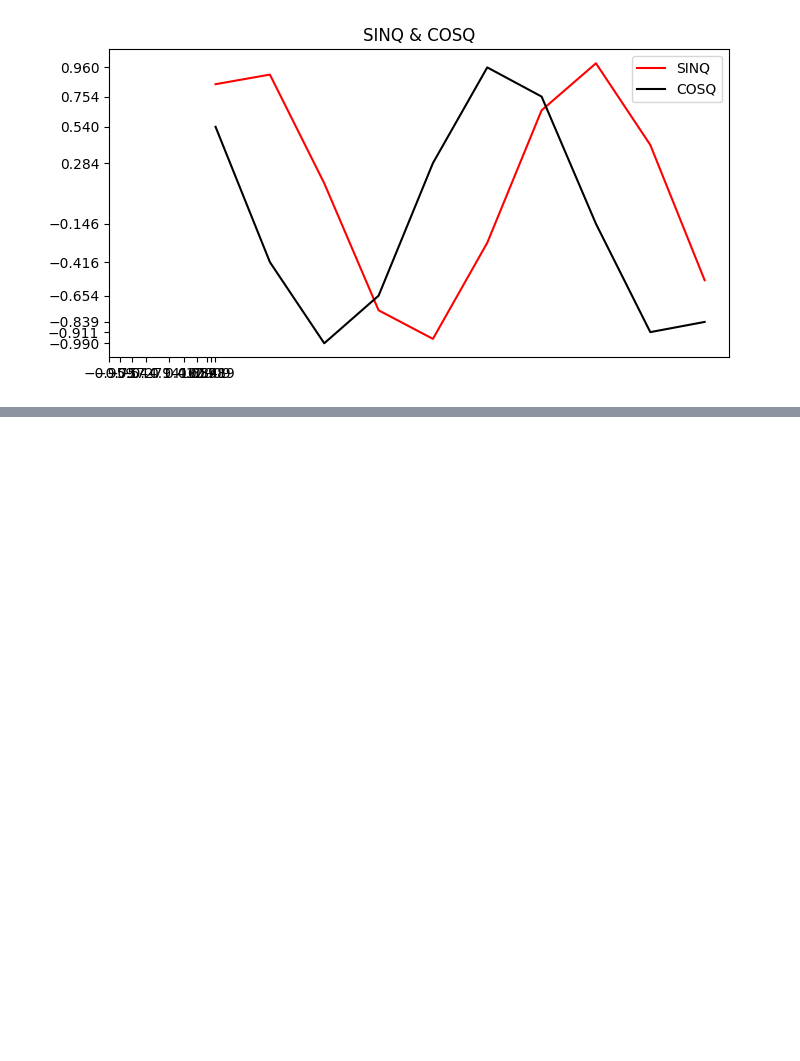
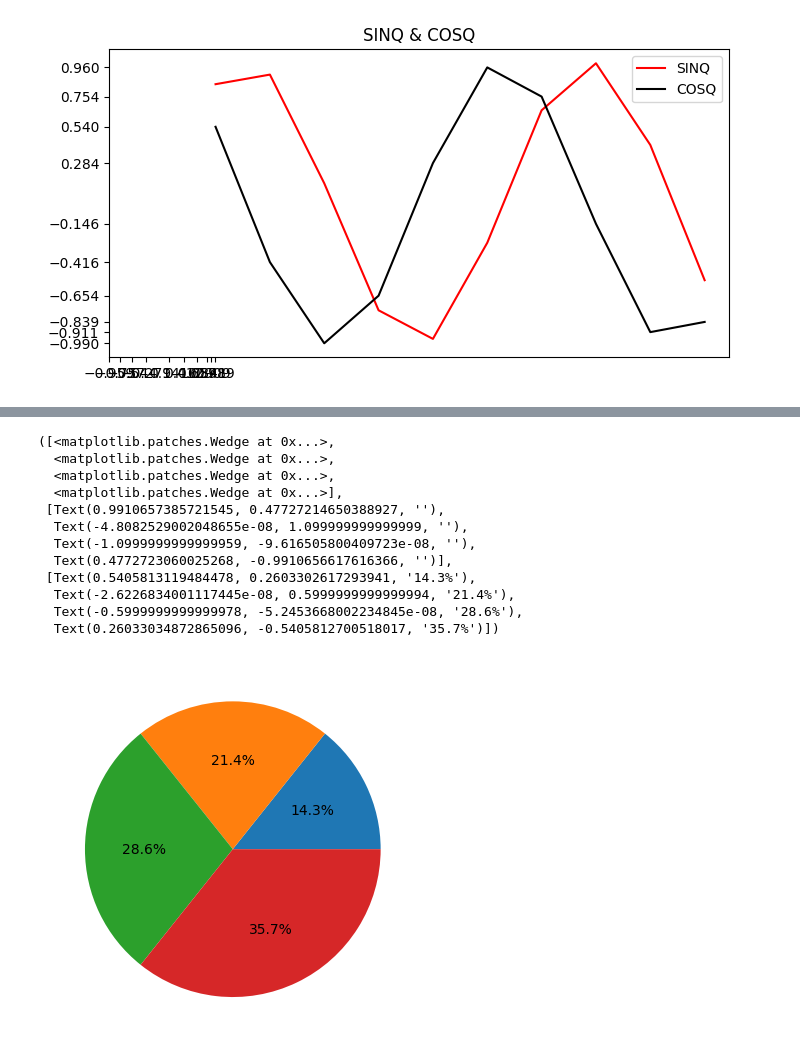
Before and after one commit to tarunkumar910/cap_task, a Jupyter notebook: Day7_part2 - Matplolib.ipynb, the cells around one changed output, grey strips where cells are left out. Cells and saved outputs as stored; diff of their text form; code cells hidden in the pictures; blank space fills up the shorter version.

```diff
--- a/Day7_part2 - Matplolib.ipynb
+++ b/Day7_part2 - Matplolib.ipynb
@@ -198,0 +203,17 @@ plt.show()
+# %%
+
+plt.pie(revenue,autopct='%.1f%%')
+# %% [output]
+([<matplotlib.patches.Wedge at 0x...>,
+  <matplotlib.patches.Wedge at 0x...>,
+  <matplotlib.patches.Wedge at 0x...>,
+  <matplotlib.patches.Wedge at 0x...>],
+ [Text(0.9910657385721545, 0.47727214650388927, ''),
+  Text(-4.8082529002048655e-08, 1.099999999999999, ''),
+  Text(-1.0999999999999959, -9.616505800409723e-08, ''),
+  Text(0.4772723060025268, -0.9910656617616366, '')],
+ [Text(0.5405813119484478, 0.2603302617293941, '14.3%'),
+  Text(-2.6226834001117445e-08, 0.5999999999999994, '21.4%'),
+  Text(-0.5999999999999978, -5.2453668002234845e-08, '28.6%'),
+  Text(0.26033034872865096, -0.5405812700518017, '35.7%')])
+[figure, added]
```
Also changed, not shown: parts of 15 cells of this notebook, 16 other files.
